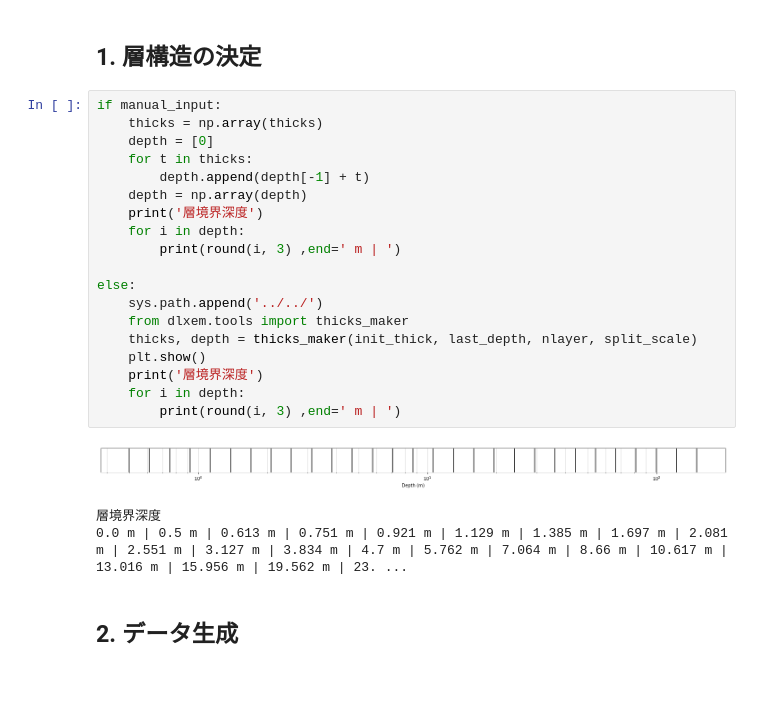
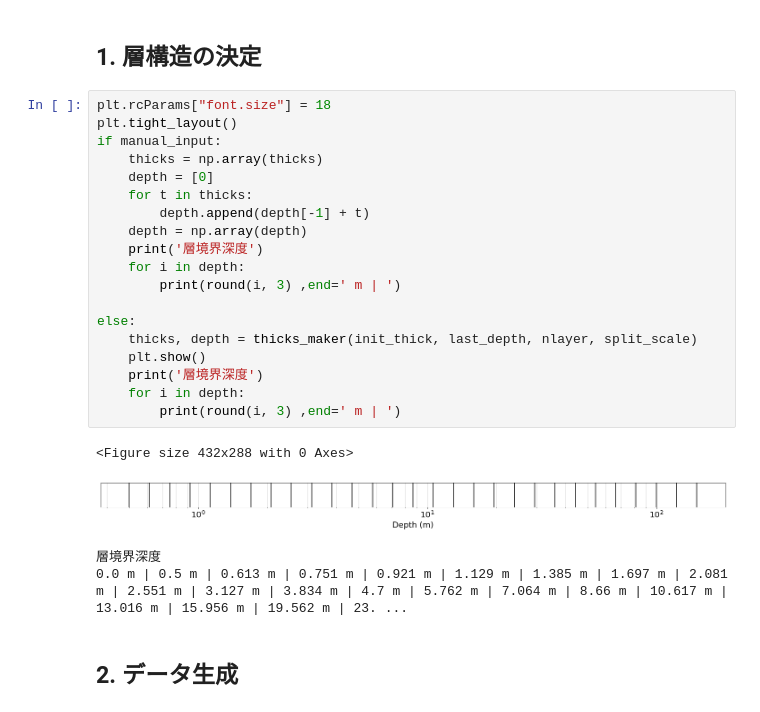
Before and after one commit to WasedaGeophysics/DLXEM, a Jupyter notebook: environment/base/RESOLVE_UNIT_Beta.ipynb, the cells around one changed output. Cells and saved outputs as stored; diff of their text form; blank space fills up the shorter version.

```diff
--- a/environment/base/RESOLVE_UNIT_Beta.ipynb
+++ b/environment/base/RESOLVE_UNIT_Beta.ipynb
@@ -126,27 +126,28 @@ save_path = "database/result/{}_result_by_{}.csv".format(field_name, dnn_name)
 # %% [markdown]
 ## 1. 層構造の決定
 # %%
+plt.rcParams["font.size"] = 18
+plt.tight_layout()
 if manual_input:
     thicks = np.array(thicks)
     depth = [0]
     for t in thicks:
         depth.append(depth[-1] + t)
     depth = np.array(depth)
     print('層境界深度')
     for i in depth:
         print(round(i, 3) ,end=' m | ')
 
 else:
-    sys.path.append('../../')
-    from dlxem.tools import thicks_maker
     thicks, depth = thicks_maker(init_thick, last_depth, nlayer, split_scale)
     plt.show()
     print('層境界深度')
     for i in depth:
         print(round(i, 3) ,end=' m | ')
 # %% [output]
+<Figure size 432x288 with 0 Axes>
-[figure, old version]
+[figure, new version]
-層境界深度
-0.0 m | 0.5 m | 0.613 m | 0.751 m | 0.921 m | 1.129 m | 1.385 m | 1.697 m | 2.081 m | 2.551 m | 3.127 m | 3.834 m | 4.7 m | 5.762 m | 7.064 m | 8.66 m | 10.617 m | 13.016 m | 15.956 m | 19.562 m | 23. ...
+層境界深度
+0.0 m | 0.5 m | 0.613 m | 0.751 m | 0.921 m | 1.129 m | 1.385 m | 1.697 m | 2.081 m | 2.551 m | 3.127 m | 3.834 m | 4.7 m | 5.762 m | 7.064 m | 8.66 m | 10.617 m | 13.016 m | 15.956 m | 19.562 m | 23. ...
 # %% [markdown]
 ## 2. データ生成
```
Also changed, not shown: parts of 12 cells of this notebook, 26 other files.
